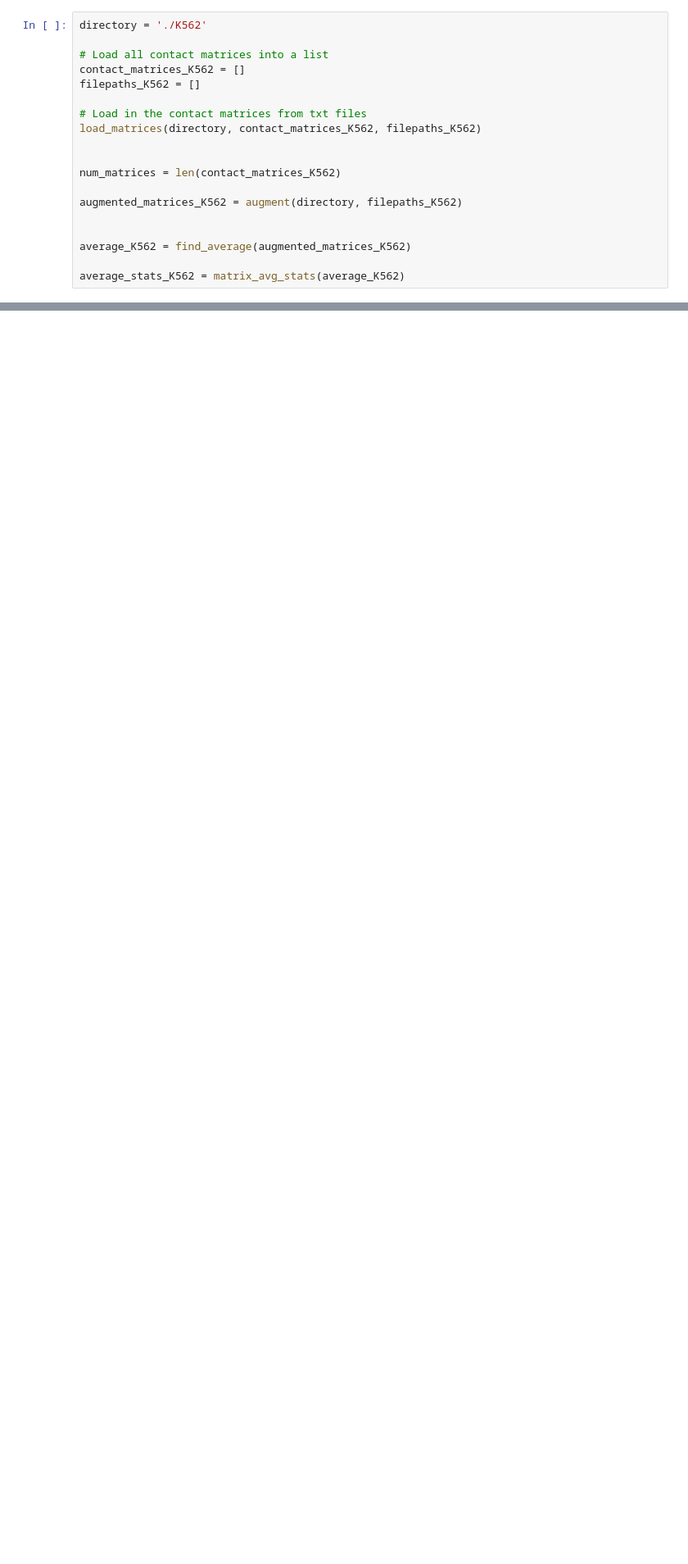
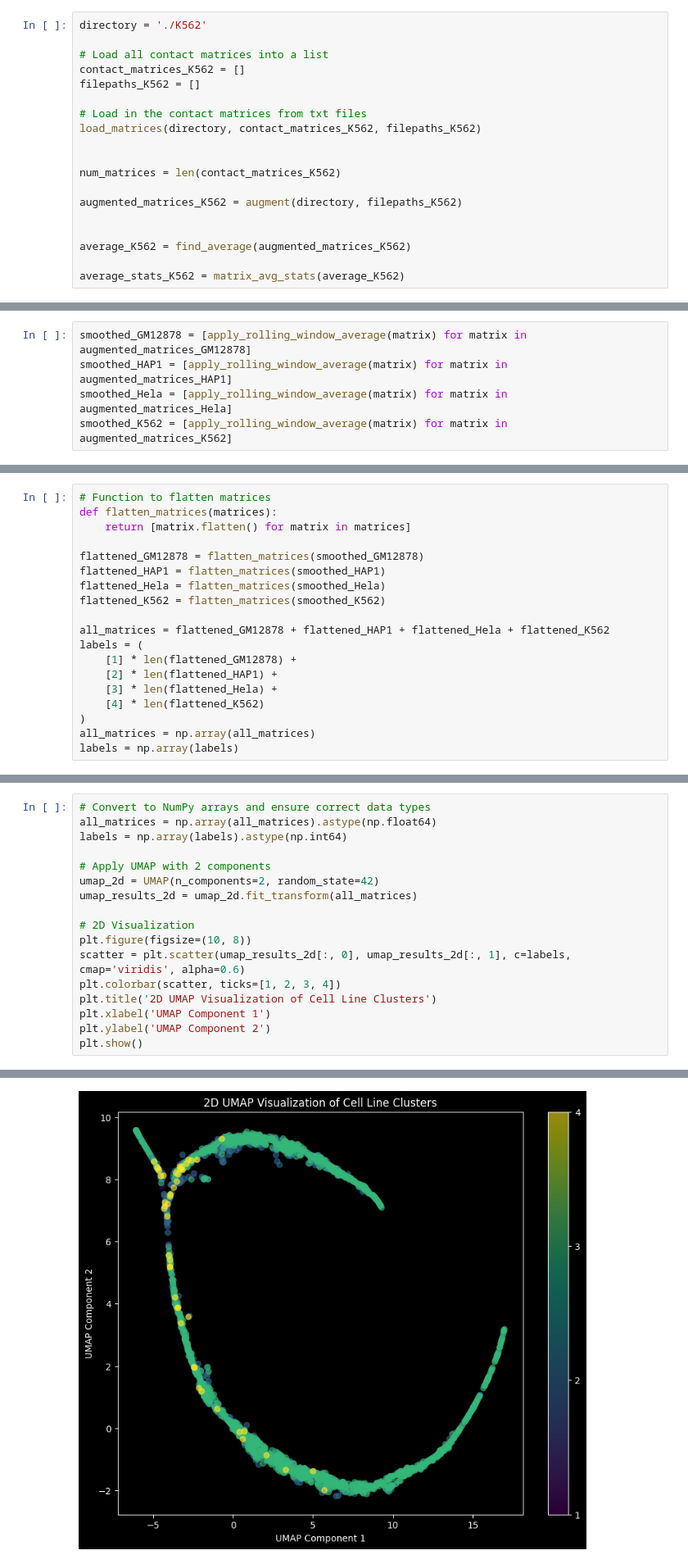
Before and after one commit to HaochongYANG/dna_heterogeneity, a Jupyter notebook: analysis.ipynb, the cells around one changed output, grey strips where cells are left out. Shown: that part at 82% size. Cells and saved outputs as stored; diff of their text form; blank space fills up the shorter version.

```diff
--- a/analysis.ipynb
+++ b/analysis.ipynb
@@ -366,0 +410,5 @@ avg of avg: 0.3588197916666666
+# %%
+smoothed_GM12878 = [apply_rolling_window_average(matrix) for matrix in augmented_matrices_GM12878]
+smoothed_HAP1 = [apply_rolling_window_average(matrix) for matrix in augmented_matrices_HAP1]
+smoothed_Hela = [apply_rolling_window_average(matrix) for matrix in augmented_matrices_Hela]
+smoothed_K562 = [apply_rolling_window_average(matrix) for matrix in augmented_matrices_K562]
@@ -366,0 +505,19 @@ avg of avg: 0.3588197916666666
+# %%
+# Function to flatten matrices
+def flatten_matrices(matrices):
+    return [matrix.flatten() for matrix in matrices]
+
+flattened_GM12878 = flatten_matrices(smoothed_GM12878)
+flattened_HAP1 = flatten_matrices(smoothed_HAP1)
+flattened_Hela = flatten_matrices(smoothed_Hela)
+flattened_K562 = flatten_matrices(smoothed_K562)
+
+all_matrices = flattened_GM12878 + flattened_HAP1 + flattened_Hela + flattened_K562
+labels = (
+    [1] * len(flattened_GM12878) +
+    [2] * len(flattened_HAP1) +
+    [3] * len(flattened_Hela) +
+    [4] * len(flattened_K562)
+)
+all_matrices = np.array(all_matrices)
+labels = np.array(labels)
@@ -366,0 +542,18 @@ avg of avg: 0.3588197916666666
+# %%
+# Convert to NumPy arrays and ensure correct data types
+all_matrices = np.array(all_matrices).astype(np.float64)
+labels = np.array(labels).astype(np.int64)
+
+# Apply UMAP with 2 components
+umap_2d = UMAP(n_components=2, random_state=42)
+umap_results_2d = umap_2d.fit_transform(all_matrices)
+
+# 2D Visualization
+plt.figure(figsize=(10, 8))
+scatter = plt.scatter(umap_results_2d[:, 0], umap_results_2d[:, 1], c=labels, cmap='viridis', alpha=0.6)
+plt.colorbar(scatter, ticks=[1, 2, 3, 4])
+plt.title('2D UMAP Visualization of Cell Line Clusters')
+plt.xlabel('UMAP Component 1')
+plt.ylabel('UMAP Component 2')
+plt.show()
+# %% [output]
@@ -366,0 +561 @@ avg of avg: 0.3588197916666666
+[figure, added]
```
Also changed, not shown: parts of 24 cells of this notebook.
